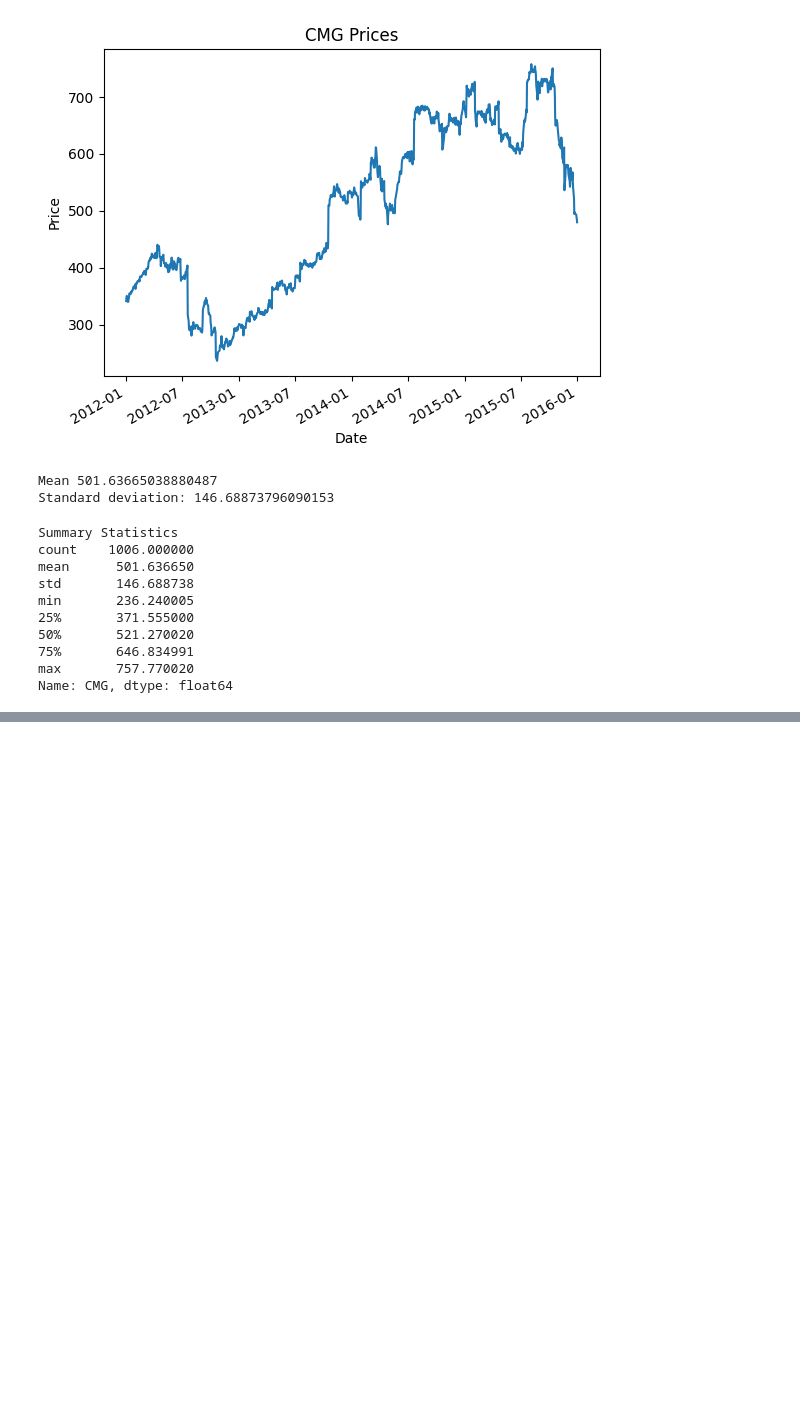
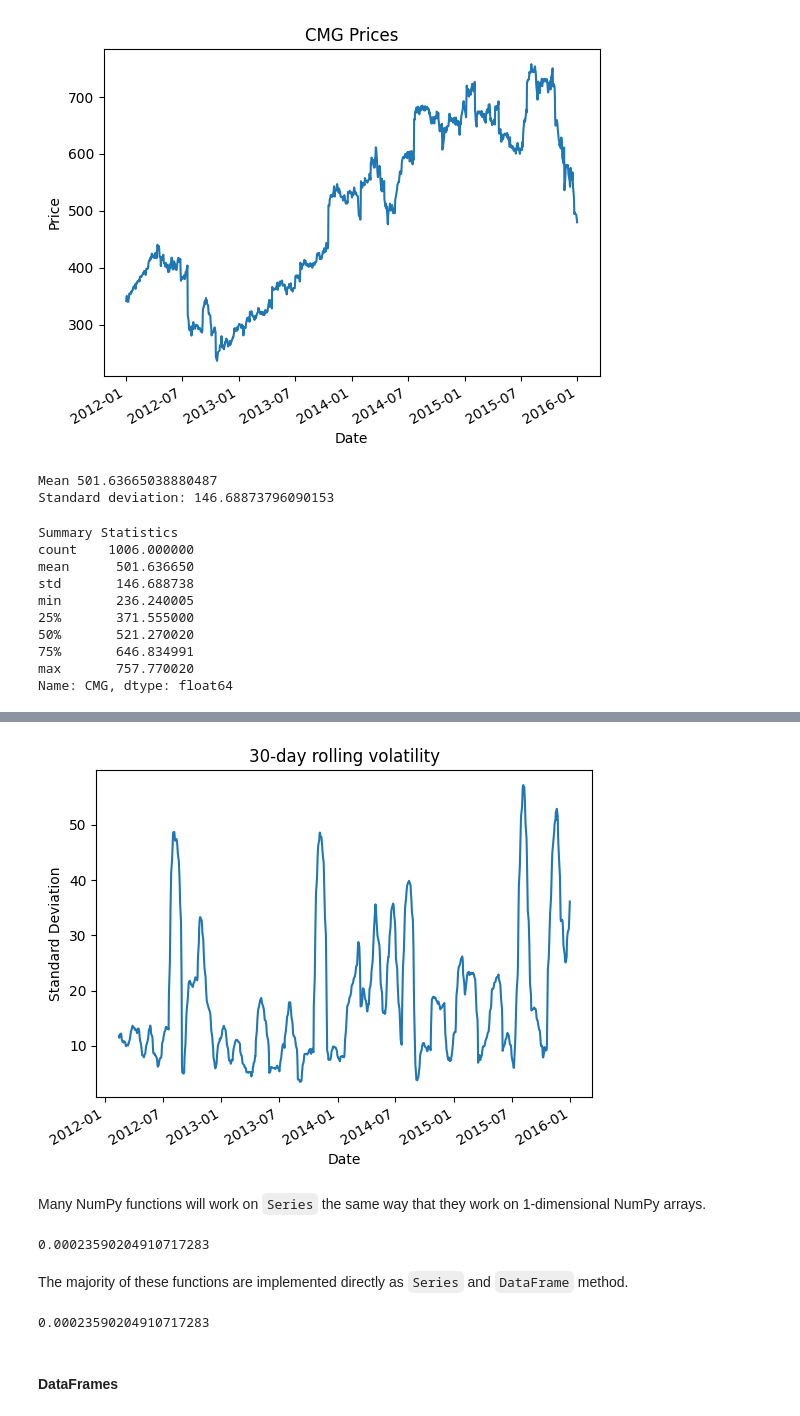
Before and after one commit to JBobbyy/quant-start, a Jupyter notebook: 3-Intro_to_pandas.ipynb, the cells around one changed output, grey strips where cells are left out. Drawn from its saved outputs; the diff is of its cells as text; code cells hidden in the pictures; blank space fills up the shorter version.

Commit message:
Series concluded, starting DataFrames.

```diff
--- a/3-Intro_to_pandas.ipynb
+++ b/3-Intro_to_pandas.ipynb
@@ -396,0 +462,21 @@ Name: CMG, dtype: float64
+# %%
+rolling_std.plot()
+plt.title(rolling_std.name);
+plt.xlabel("Date")
+plt.ylabel("Standard Deviation");
+# %% [output]
+[figure, added]
+# %% [markdown]
+Many NumPy functions will work on `Series` the same way that they work on 1-dimensional NumPy arrays.
+# %%
+print(np.median(mult_returns))
+# %% [output]
+0.00023590204910717283
+# %% [markdown]
+The majority of these functions are implemented directly as `Series` and `DataFrame` method.
+# %%
+print(mult_returns.median())
+# %% [output]
+0.00023590204910717283
+# %% [markdown]
+#### DataFrames
```
Also changed, not shown: parts of 14 cells of this notebook.
